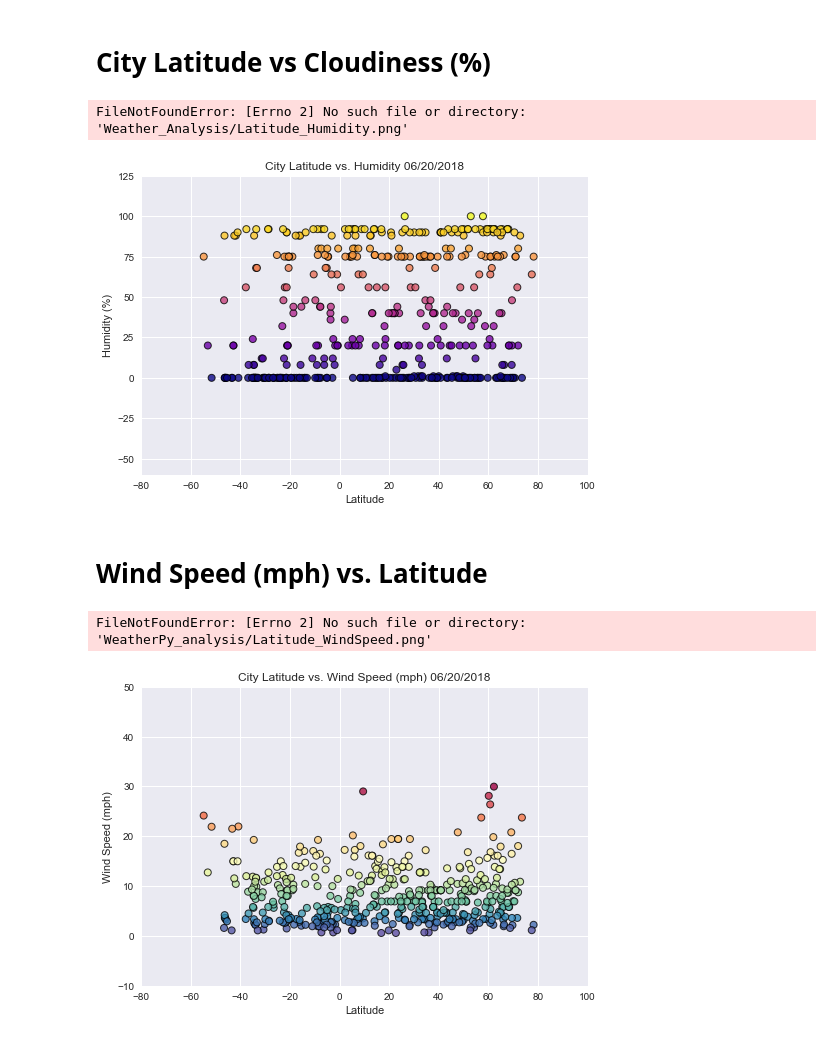
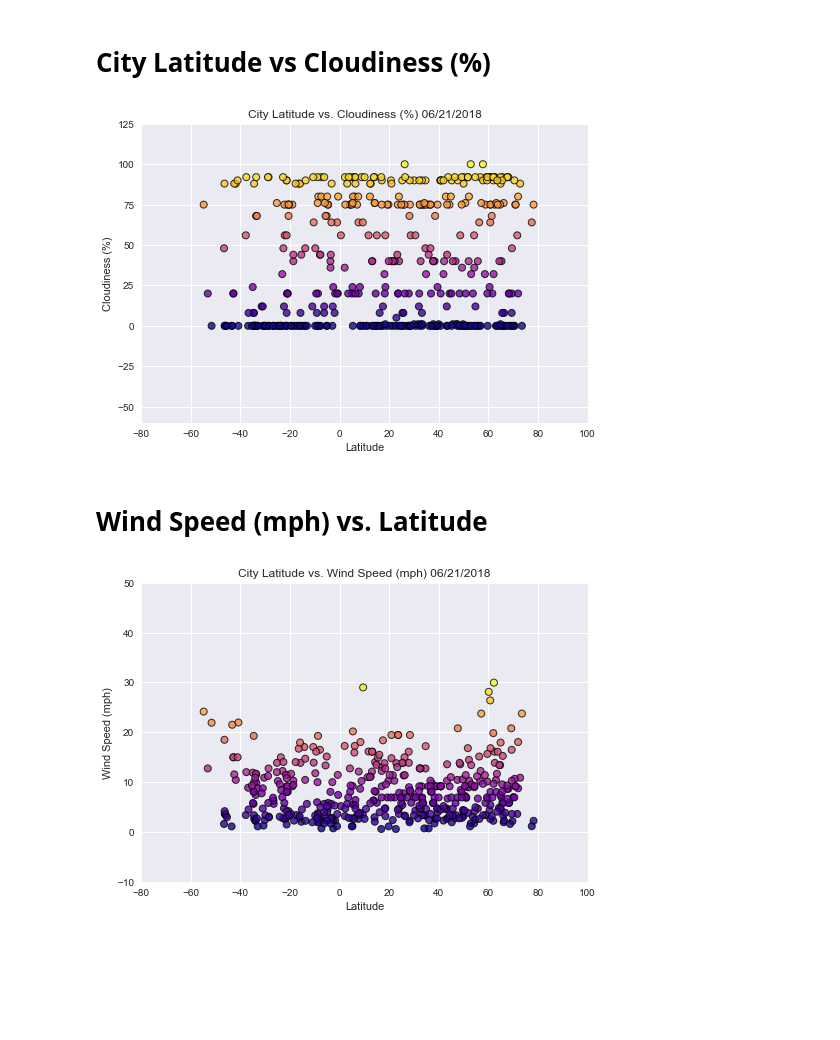
Before and after one commit to vst17/Weather-Analysis, a Jupyter notebook: WeatherAnalysis_py.ipynb, the cells around one changed output. Saved outputs shown, nothing was run; the diff lists cells and outputs as text; code cells hidden in the pictures; blank space fills up the shorter version.

Commit message:
fixed cloudiness %

```diff
--- a/WeatherAnalysis_py.ipynb
+++ b/WeatherAnalysis_py.ipynb
@@ -213,45 +190,43 @@ plt.scatter(cities_df["Latitude"],
 
 # Incorporate the other graph properties
 plt.style.use('seaborn')
-plt.title(f"City Latitude vs. Humidity {datetime.now().strftime('%m/%d/%Y')}")
-plt.ylabel("Humidity (%)")
+plt.title(f"City Latitude vs. Cloudiness (%) {datetime.now().strftime('%m/%d/%Y')}")
+plt.ylabel("Cloudiness (%)")
 plt.xlabel("Latitude")
 plt.grid(True)
 plt.xlim([-80, 100])
 plt.ylim([-60, 125])
 
 # Save the figure
-plt.savefig("Weather_Analysis/Latitude_Humidity.png")
+plt.savefig("Weather_Analysis/Latitude_Cloudiness.png")
 
 # Show plot
 plt.show()
 # %% [output]
-FileNotFoundError: [Errno 2] No such file or directory: 'Weather_Analysis/Latitude_Humidity.png'
-[figure, old version]
+[figure, new version]
 # %% [markdown]
 # Wind Speed (mph) vs. Latitude
 # %%
 #Build a scatter plot for Latitude vs. Wind Speed (mph)
 
 plt.scatter(cities_df["Latitude"],
             cities_df["Wind Speed (mph)"], c=cities_df["Wind Speed (mph)"],
             edgecolor="black", linewidths=1, marker="o",
-            cmap='Spectral_r', alpha=0.8, label="City")
+            cmap='plasma', alpha=0.8, label="City")
 
 # Incorporate the other graph properties
 plt.style.use('seaborn')
 plt.title(f"City Latitude vs. Wind Speed (mph) {datetime.now().strftime('%m/%d/%Y')}")
 plt.ylabel("Wind Speed (mph)")
 plt.xlabel("Latitude")
 plt.grid(True)
 plt.xlim([-80, 100])
 plt.ylim([-10, 50])
 
 # Save the figure
-plt.savefig("WeatherPy_analysis/Latitude_WindSpeed.png")
+plt.savefig("Weather_Analysis/Latitude_WindSpeed.png")
 
 # Show plot
 plt.show()
 # %% [output]
-FileNotFoundError: [Errno 2] No such file or directory: 'WeatherPy_analysis/Latitude_WindSpeed.png'
-[figure, old version]
+[figure, new version]
```
Also changed, not shown: parts of 4 cells of this notebook.
